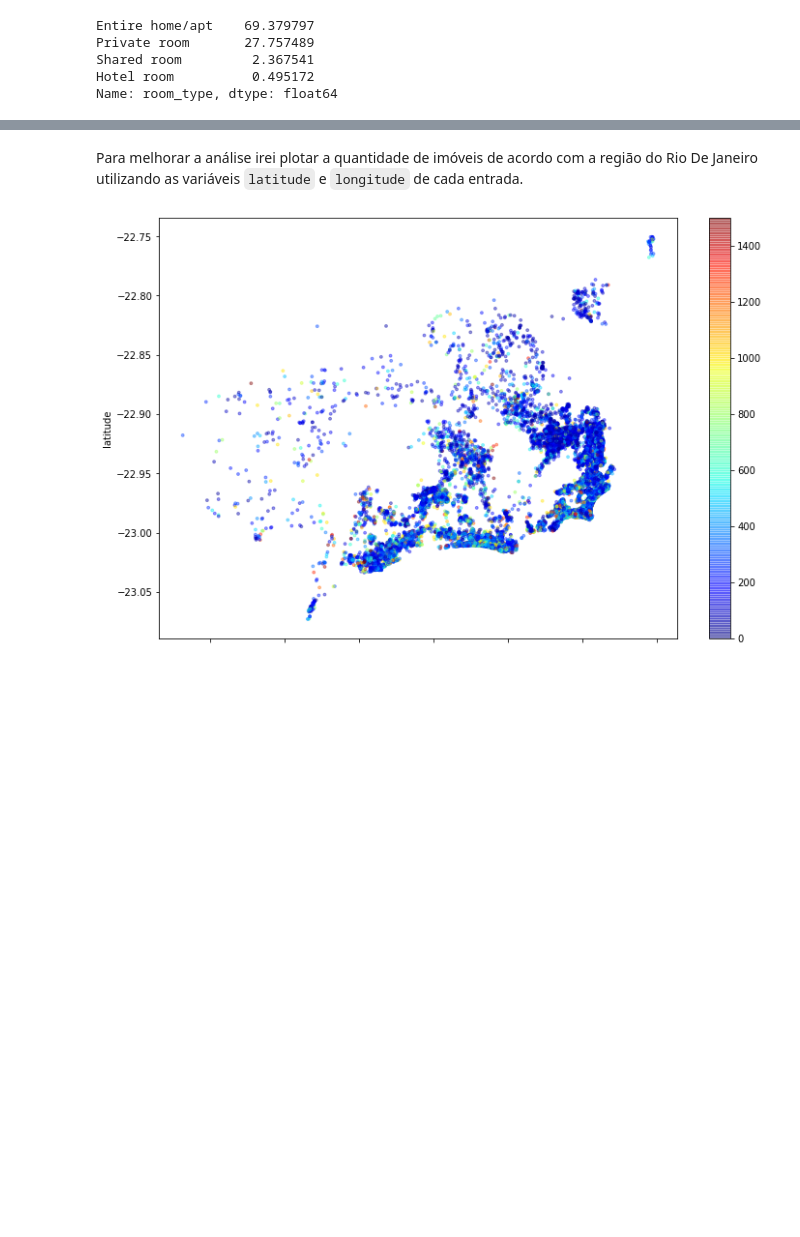
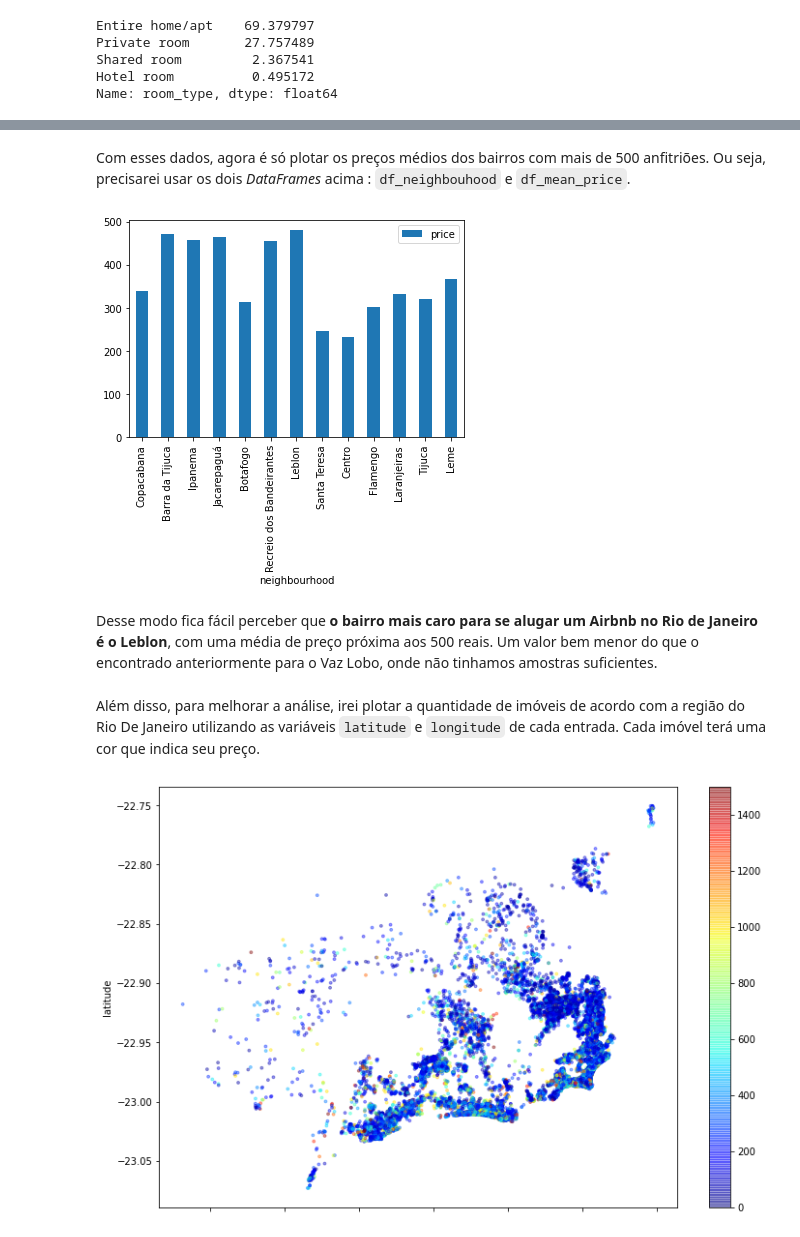
Before and after one commit to gabrielurbanin/analise-airbnb-rj, a Jupyter notebook: analise_airbnb.ipynb, the cells around one changed output, grey strips where cells are left out. Drawn from its saved outputs; the diff is of its cells as text; code cells hidden in the pictures; blank space fills up the shorter version.

```diff
--- a/analise_airbnb.ipynb
+++ b/analise_airbnb.ipynb
@@ -306,0 +394,3 @@ df_clean[df_clean.neighbourhood == 'Vaz Lobo']
+# %%
+df_mean_price = df_clean.groupby('neighbourhood').price.mean().sort_values(ascending = False).to_frame().reset_index()
+df_mean_price
@@ -307,5 +411,15 @@ df_clean[df_clean.neighbourhood == 'Vaz Lobo']
+# %% [markdown]
+Com esses dados, agora é só plotar os preços médios dos bairros com mais de 500 anfitriões. Ou seja, precisarei usar os dois _DataFrames_ acima : `df_neighbouhood` e `df_mean_price`.
+# %%
+# Plot do preço médio de cada bairro com mais de 500 anfitriões
+
+df_mean_price.iloc[[52, 11, 15, 13, 68, 17, 6, 96, 107, 74, 54, 60, 39]].plot.bar(x= 'neighbourhood', y='price');
+# %% [output]
+[figure, added]
+# %% [markdown]
+Desse modo fica fácil perceber que **o bairro mais caro para se alugar um Airbnb no Rio de Janeiro é o Leblon**, com uma média de preço próxima aos 500 reais. Um valor bem menor do que o encontrado anteriormente para o Vaz Lobo, onde não tinhamos amostras suficientes.
 # %% [markdown]
-Para melhorar a análise irei plotar a quantidade de imóveis de acordo com a região do Rio De Janeiro utilizando as variáveis `latitude` e `longitude` de cada entrada.
+Além disso, para melhorar a análise, irei plotar a quantidade de imóveis de acordo com a região do Rio De Janeiro utilizando as variáveis `latitude` e `longitude` de cada entrada. Cada imóvel terá uma cor que indica seu preço.
 # %%
 # Imóveis por coordenada geográfica em um gráfico de dispersão
 
```
Also changed, not shown: parts of 26 cells of this notebook.
